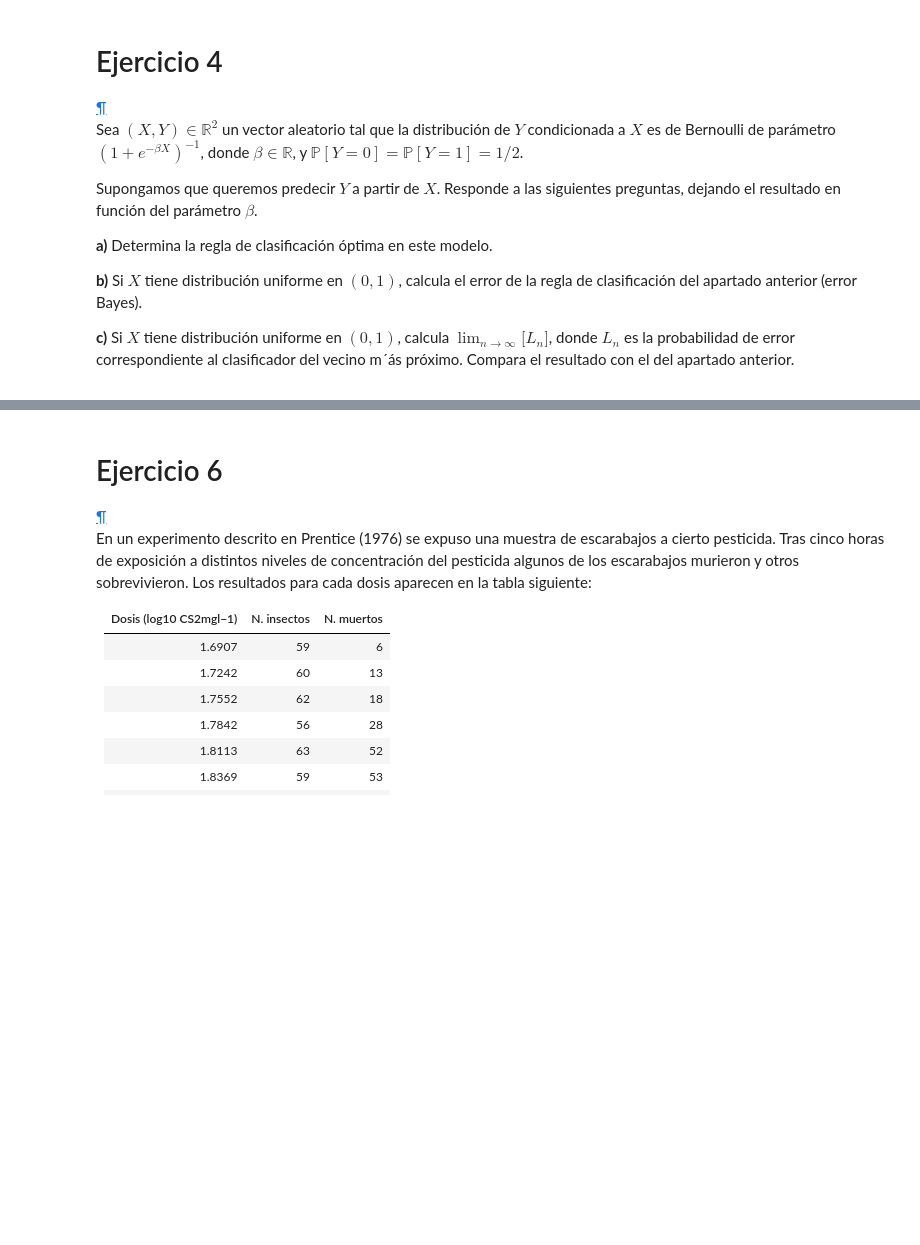
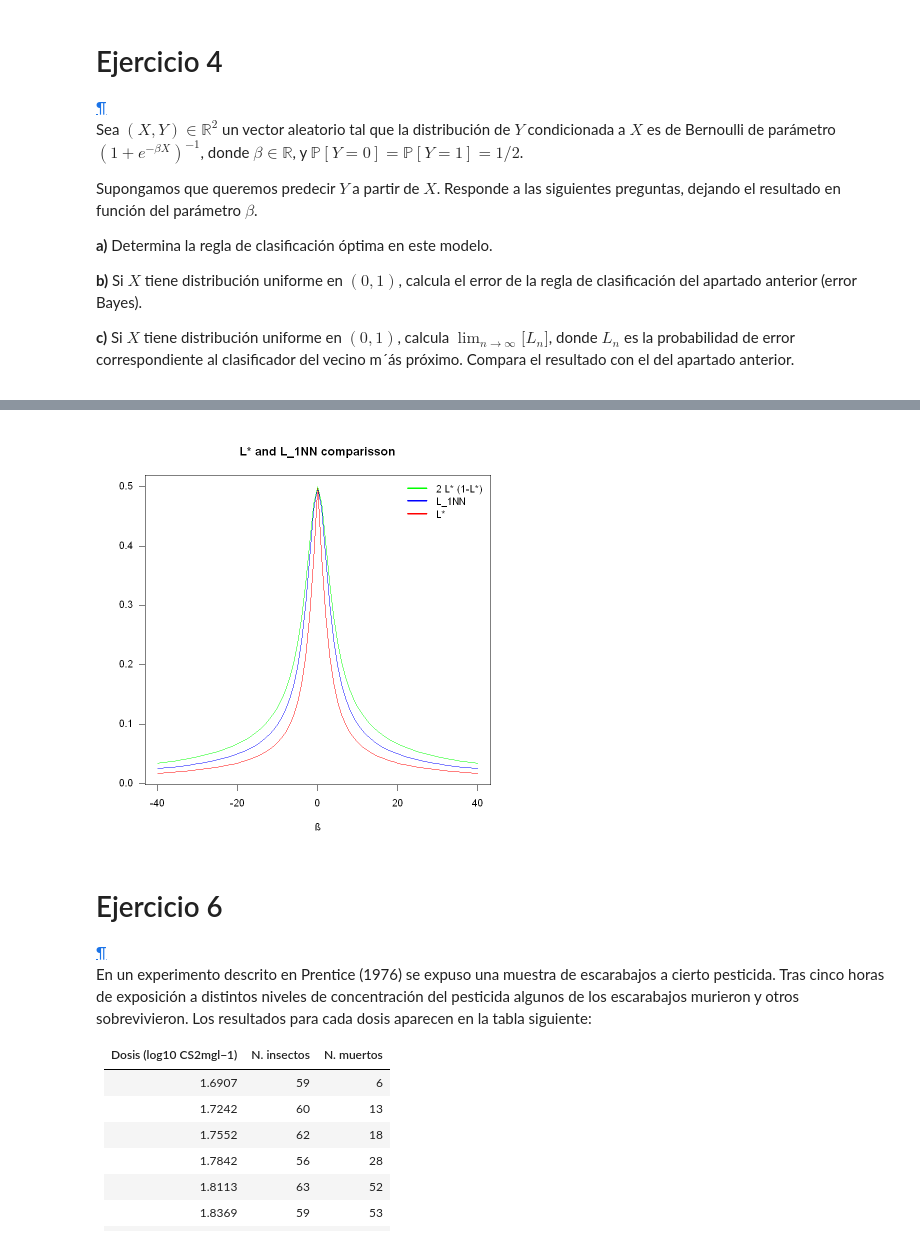
Before and after one commit to Ocete/mcd-mae, a Jupyter notebook: Entrega 4/ejercicios.ipynb, the cells around one changed output, grey strips where cells are left out. Saved outputs shown, nothing was run; the diff lists cells and outputs as text; code cells hidden in the pictures; blank space fills up the shorter version.

```diff
--- a/Entrega 4/ejercicios.ipynb
+++ b/Entrega 4/ejercicios.ipynb
@@ -262,3 +226,21 @@ $$
+# %%
+x1 <- (-40:-1)
+x2 <- (1:40)
+x <- (-40:40)
+L_star <- c(1 + 1/x1 * log( (1+exp(-x1))/2 ), 1/2,
+            -1/x2 *log( (1+exp(-x2))/2 ))
+L_1NN <- c(tanh(x1/2)/x1, 1/2, tanh(x2/2)/x2)
+L_star_upper_bound <- 2*L_star*(1-L_star)
+
+plot(x, L_star, type = "l",col="red", main="L* and L_1NN comparisson",
+     xlab="β", ylab="", las=1)
+lines(x, L_1NN, col="blue")
+lines(x, L_star_upper_bound, col="green")
+
+legend("topright",col=c("green", "blue", "red"), legend=c("2 L* (1-L*)", "L_1NN", "L*"),
+       lwd=3, bty = "n")
+# %% [output]
+[figure, added]
 # %% [markdown]
 <div class="exercise">
 <h1> Ejercicio 6</h1> <a href='#Ejercicio-6' class='anchor-link'>¶</a>
```
Also changed, not shown: parts of 5 cells of this notebook, 1 other file.
